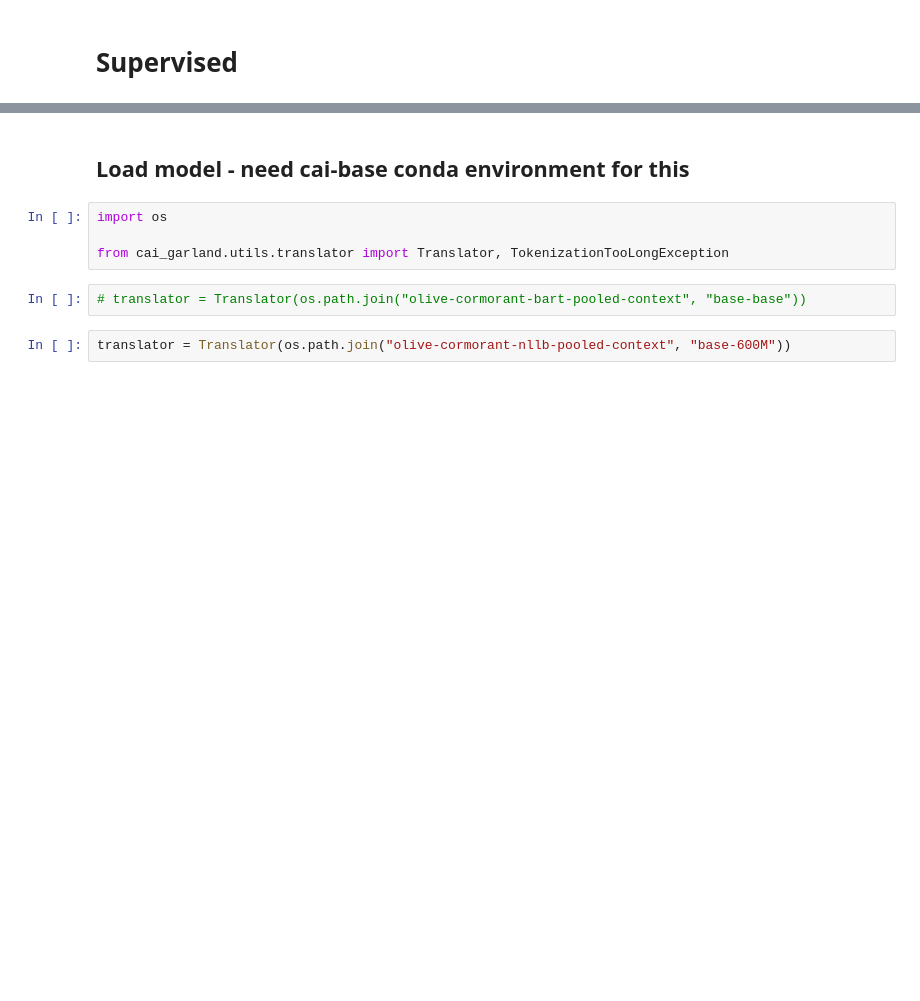
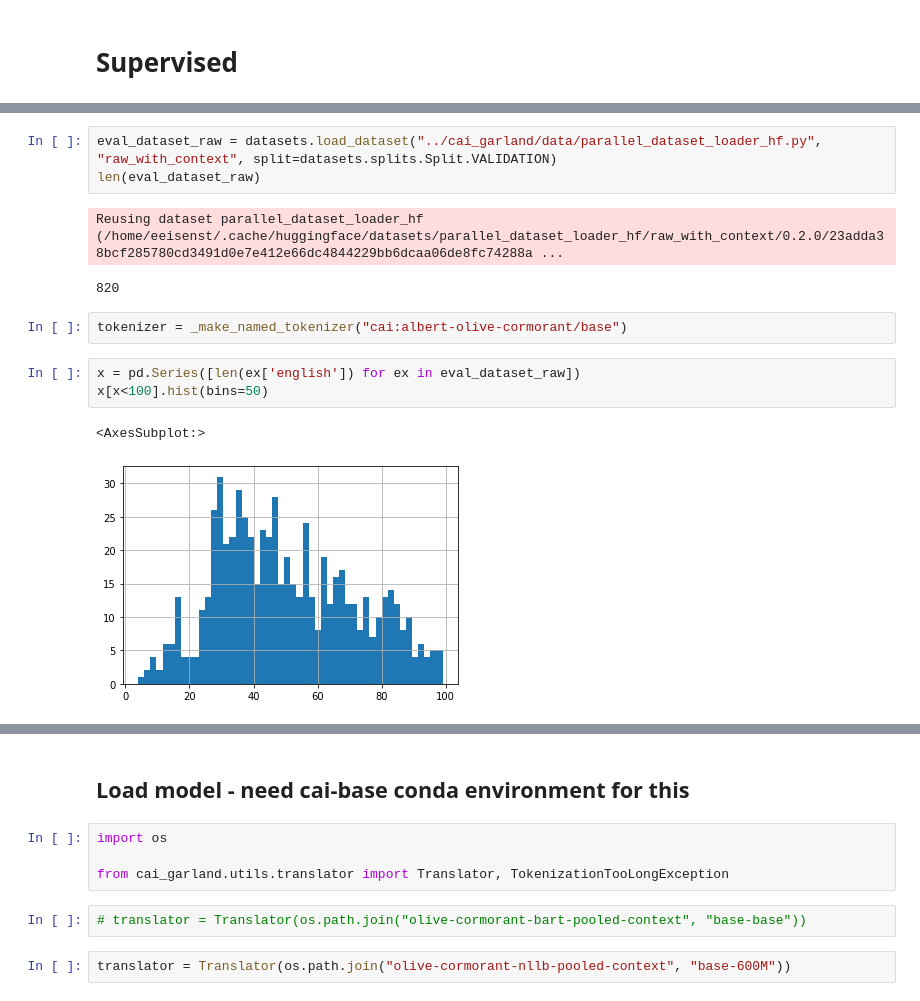
Before and after one commit to CompassionAI/garland, a Jupyter notebook: notebooks/Translation evaluation.ipynb, the cells around one changed output, grey strips where cells are left out. Saved outputs shown, nothing was run; the diff lists cells and outputs as text; blank space fills up the shorter version.

```diff
--- a/notebooks/Translation evaluation.ipynb
+++ b/notebooks/Translation evaluation.ipynb
@@ -2,0 +12,14 @@
+# %%
+eval_dataset_raw = datasets.load_dataset("../cai_garland/data/parallel_dataset_loader_hf.py", "raw_with_context", split=datasets.splits.Split.VALIDATION)
+len(eval_dataset_raw)
+# %% [output]
+Reusing dataset parallel_dataset_loader_hf (/home/eeisenst/.cache/huggingface/datasets/parallel_dataset_loader_hf/raw_with_context/0.2.0/23adda38bcf285780cd3491d0e7e412e66dc4844229bb6dcaa06de8fc74288a ...
+820
+# %%
+tokenizer = _make_named_tokenizer("cai:albert-olive-cormorant/base")
+# %%
+x = pd.Series([len(ex['english']) for ex in eval_dataset_raw])
+x[x<100].hist(bins=50)
+# %% [output]
+<AxesSubplot:>
+[figure, added]
```
Also changed, not shown: parts of 7 cells of this notebook.
